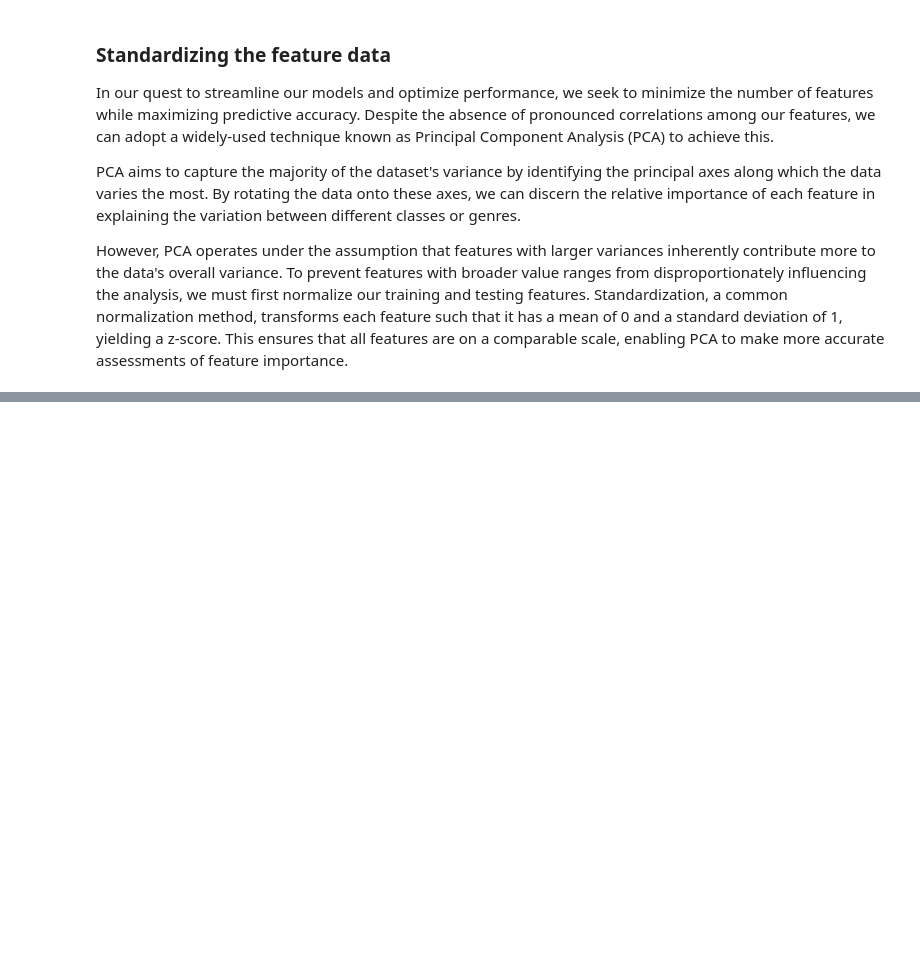
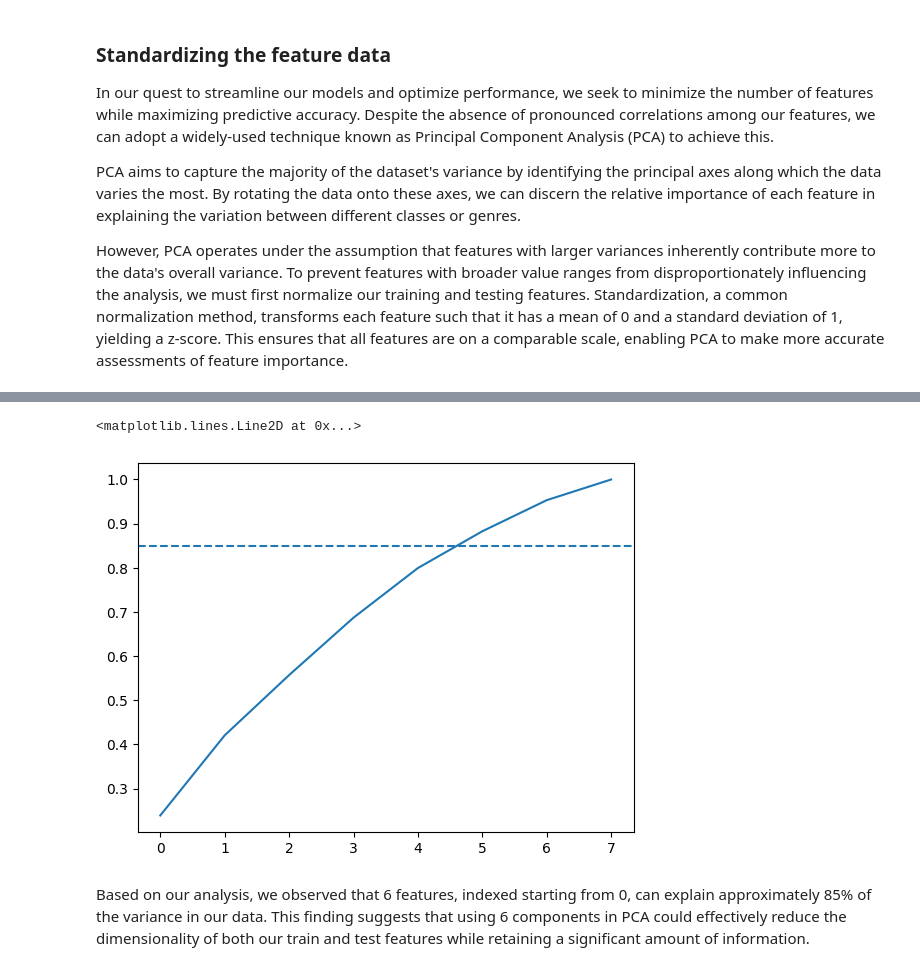
Before and after one commit to ASGuzman/Classify_songs, a Jupyter notebook: prueba.ipynb, the cells around one changed output, grey strips where cells are left out. Drawn from its saved outputs; the diff is of its cells as text; code cells hidden in the pictures; blank space fills up the shorter version.

```diff
--- a/prueba.ipynb
+++ b/prueba.ipynb
@@ -100,0 +129,14 @@ scaled_test_features = scaler.transform(test_features)
+# %%
+# import numpy
+import numpy as np
+# Calculate the cumulative explained variance
+cum_exp_variance = np.cumsum(exp_variance)
+# Plot the cumulative explained variance and draw a dashed line at 0.85.
+fig, ax = plt.subplots()
+ax.plot(cum_exp_variance)
+ax.axhline(y=0.85, linestyle='--')
+# %% [output]
+<matplotlib.lines.Line2D at 0x...>
+[figure, added]
+# %% [markdown]
+Based on our analysis, we observed that 6 features, indexed starting from 0, can explain approximately 85% of the variance in our data. This finding suggests that using 6 components in PCA could effectively reduce the dimensionality of both our train and test features while retaining a significant amount of information.
```
Also changed, not shown: parts of 5 cells of this notebook.
